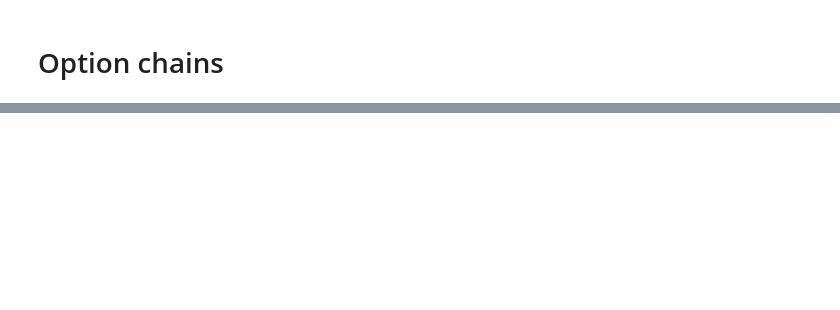
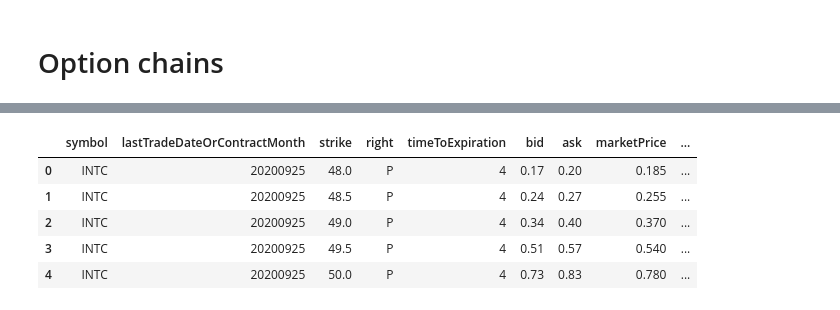
Before and after one commit to krambox/ibcli, a Jupyter notebook: notebooks/option_chain.ipynb, the cells around one changed output, grey strips where cells are left out. Drawn from its saved outputs; the diff is of its cells as text; code cells hidden in the pictures; blank space fills up the shorter version.

```diff
--- a/notebooks/option_chain.ipynb
+++ b/notebooks/option_chain.ipynb
@@ -246,2 +176,11 @@ df
+# %%
+df.head()
+# %% [output]
+|  | symbol | lastTradeDateOrContractMonth | strike | right | timeToExpiration | bid | ask | marketPrice | ... |
+| 0 | INTC | 20200925 | 48.0 | P | 4 | 0.17 | 0.20 | 0.185 | ... |
+| 1 | INTC | 20200925 | 48.5 | P | 4 | 0.24 | 0.27 | 0.255 | ... |
+| 2 | INTC | 20200925 | 49.0 | P | 4 | 0.34 | 0.40 | 0.370 | ... |
+| 3 | INTC | 20200925 | 49.5 | P | 4 | 0.51 | 0.57 | 0.540 | ... |
+| 4 | INTC | 20200925 | 50.0 | P | 4 | 0.73 | 0.83 | 0.780 | ... |
 # %%
 ib.disconnect()
```
Also changed, not shown: parts of 26 cells of this notebook, 2 other files.
